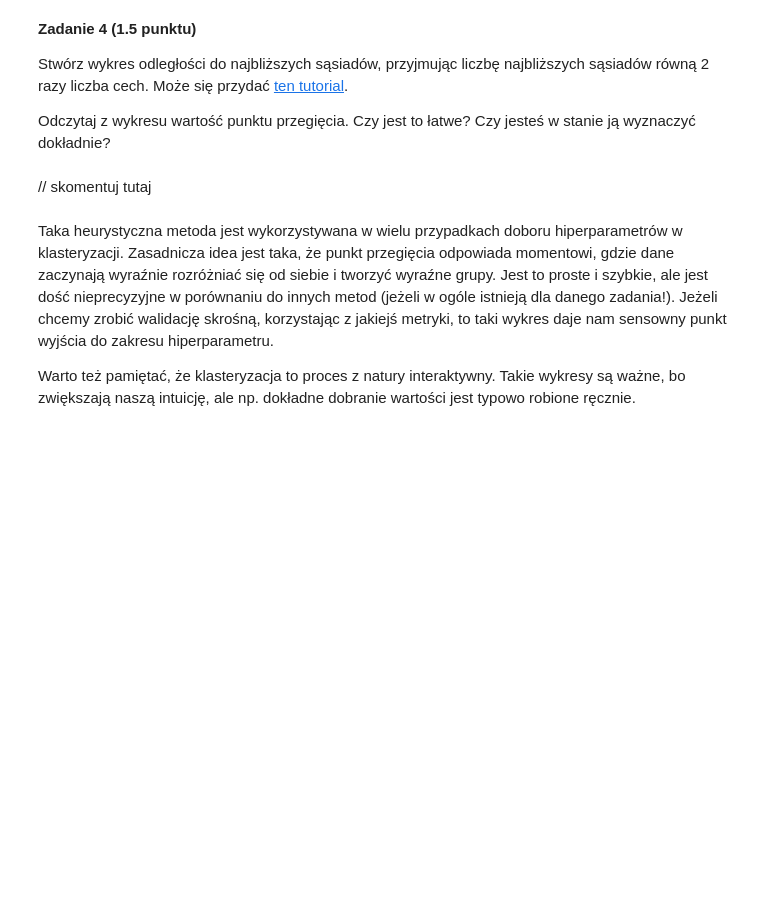
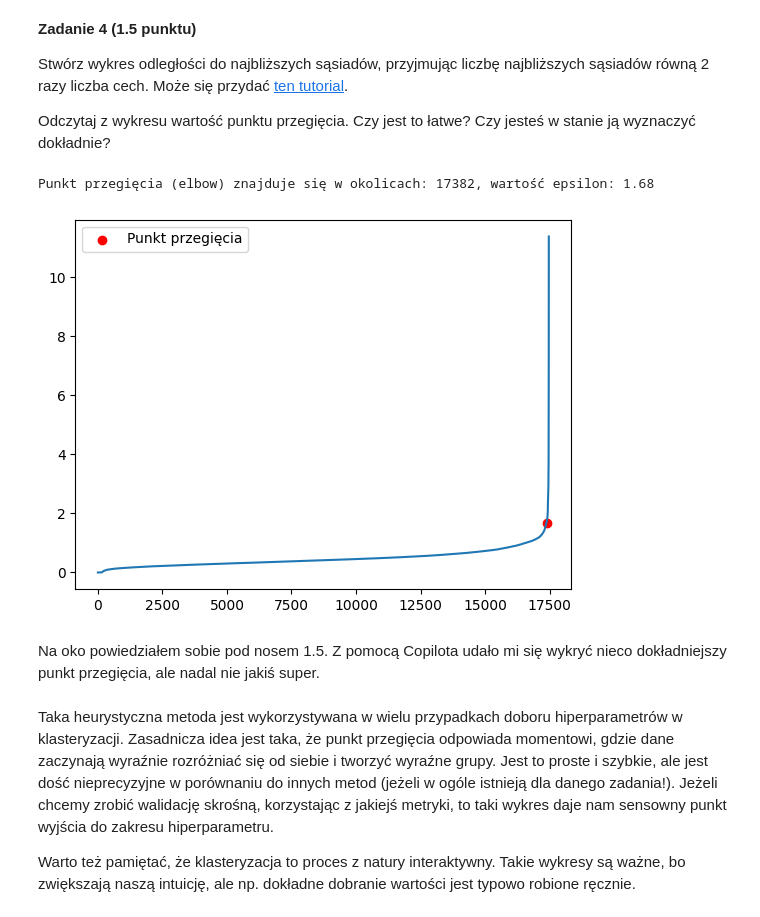
Before and after one commit to domino644/pum, a Jupyter notebook: lab7/notebook.ipynb, the cells around one changed output. Cells and saved outputs as stored; diff of their text form; code cells hidden in the pictures; blank space fills up the shorter version.

```diff
--- a/lab7/notebook.ipynb
+++ b/lab7/notebook.ipynb
@@ -535,8 +703,31 @@ Przy stałym min_samples heurystyka do wyboru epsilon wygląda następująco. Ob
 Stwórz wykres odległości do najbliższych sąsiadów, przyjmując liczbę najbliższych sąsiadów równą 2 razy liczba cech. Może się przydać [ten tutorial](https://medium.com/@tarammullin/dbscan-parameter-estimation-ff8330e3a3bd).
 
 Odczytaj z wykresu wartość punktu przegięcia. Czy jest to łatwe? Czy jesteś w stanie ją wyznaczyć dokładnie?
-# %% [markdown]
-// skomentuj tutaj
+# %%
+from sklearn.neighbors import NearestNeighbors
+from kneed import KneeLocator
+
+
+neighbors = NearestNeighbors(n_neighbors=X.shape[1]*2)
+neighbors_fit = neighbors.fit(X)
+distances, indices = neighbors_fit.kneighbors(X, n_neighbors=X.shape[1]*2)
+distances = np.sort(distances, axis=0)
+distances = distances[:,1]
+
+# z pomocą copilota
+kneedle = KneeLocator(range(len(distances)), distances, curve="convex")
+elbow = kneedle.elbow
+print(f"Punkt przegięcia (elbow) znajduje się w okolicach: {elbow}, wartość epsilon: {distances[elbow]:.2f}")
+
+plt.plot(distances)
+plt.scatter(elbow, distances[elbow], color='red', label='Punkt przegięcia')
+plt.legend()
+plt.show()
+# %% [output]
+Punkt przegięcia (elbow) znajduje się w okolicach: 17382, wartość epsilon: 1.68
+[figure, added]
+# %% [markdown]
+Na oko powiedziałem sobie pod nosem 1.5. Z pomocą Copilota udało mi się wykryć nieco dokładniejszy punkt przegięcia, ale nadal nie jakiś super.
 # %% [markdown]
 Taka heurystyczna metoda jest wykorzystywana w wielu przypadkach doboru hiperparametrów w klasteryzacji. Zasadnicza idea jest taka, że punkt przegięcia odpowiada momentowi, gdzie dane zaczynają wyraźnie rozróżniać się od siebie i tworzyć wyraźne grupy. Jest to proste i szybkie, ale jest dość nieprecyzyjne w porównaniu do innych metod (jeżeli w ogóle istnieją dla danego zadania!). Jeżeli chcemy zrobić walidację skrośną, korzystając z jakiejś metryki, to taki wykres daje nam sensowny punkt wyjścia do zakresu hiperparametru.
 
```
Also changed, not shown: parts of 15 cells of this notebook, 3 other files.
